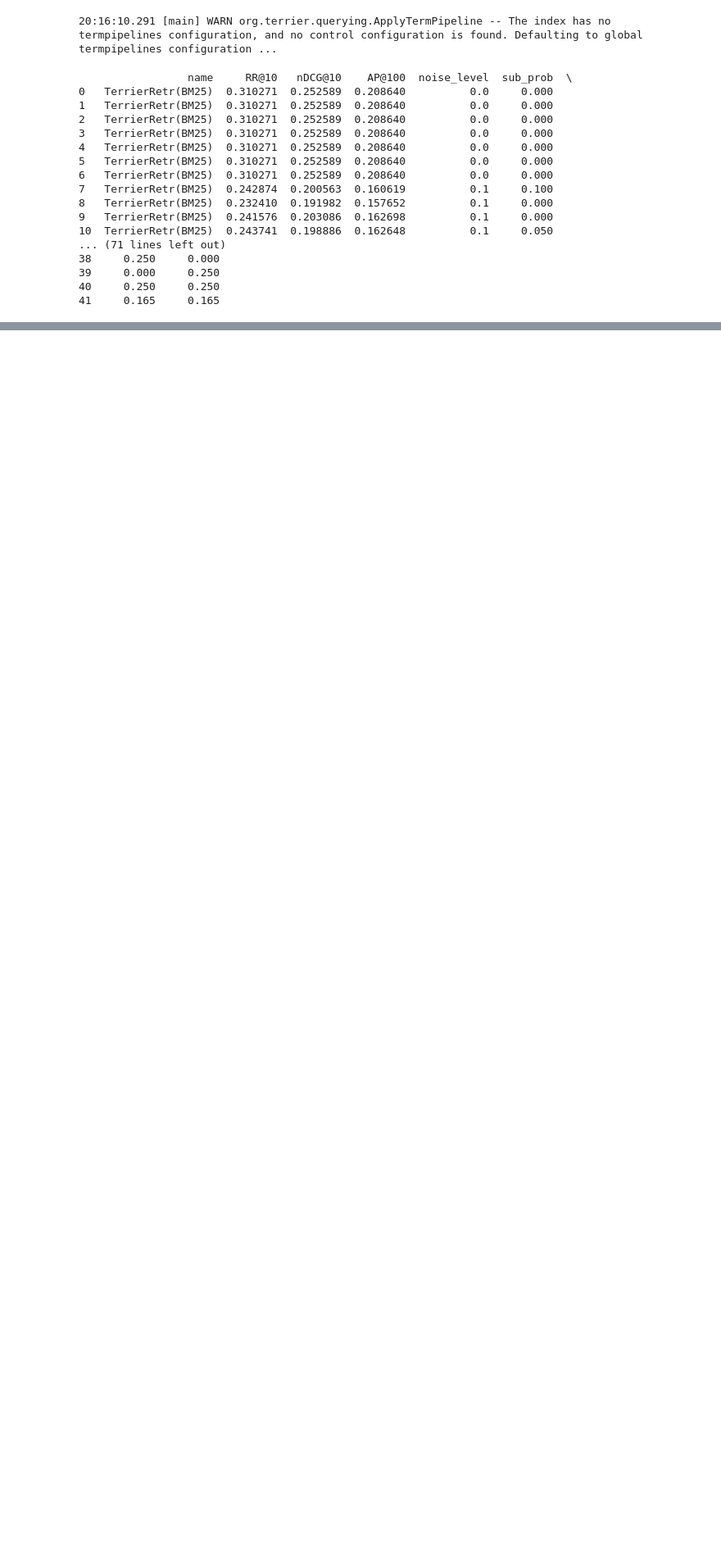
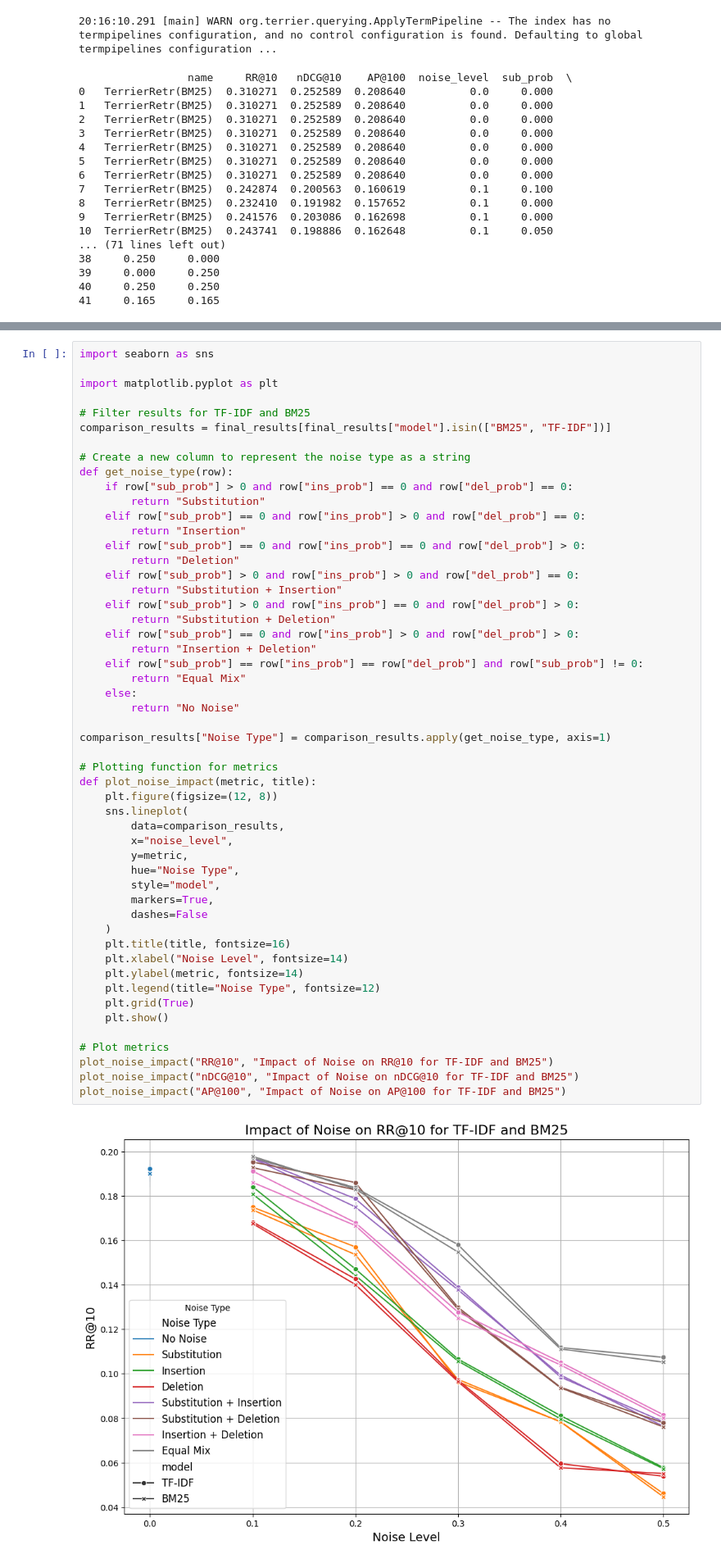
Before and after one commit to begumkoc/IR_Project, a Jupyter notebook: example.ipynb, the cells around one changed output, grey strips where cells are left out. Shown at 82% size. Saved outputs shown, nothing was run; the diff lists cells and outputs as text; blank space fills up the shorter version.

```diff
--- a/example.ipynb
+++ b/example.ipynb
@@ -304,0 +602,54 @@ plot_metric("AP@100", "Average Precision at 100 (AP@100)")
+# %%
+import seaborn as sns
+
+import matplotlib.pyplot as plt
+
+# Filter results for TF-IDF and BM25
+comparison_results = final_results[final_results["model"].isin(["BM25", "TF-IDF"])]
+
+# Create a new column to represent the noise type as a string
+def get_noise_type(row):
+    if row["sub_prob"] > 0 and row["ins_prob"] == 0 and row["del_prob"] == 0:
+        return "Substitution"
+    elif row["sub_prob"] == 0 and row["ins_prob"] > 0 and row["del_prob"] == 0:
+        return "Insertion"
+    elif row["sub_prob"] == 0 and row["ins_prob"] == 0 and row["del_prob"] > 0:
+        return "Deletion"
+    elif row["sub_prob"] > 0 and row["ins_prob"] > 0 and row["del_prob"] == 0:
+        return "Substitution + Insertion"
+    elif row["sub_prob"] > 0 and row["ins_prob"] == 0 and row["del_prob"] > 0:
+        return "Substitution + Deletion"
+    elif row["sub_prob"] == 0 and row["ins_prob"] > 0 and row["del_prob"] > 0:
+        return "Insertion + Deletion"
+    elif row["sub_prob"] == row["ins_prob"] == row["del_prob"] and row["sub_prob"] != 0:
+        return "Equal Mix"
+    else:
+        return "No Noise"
+
+comparison_results["Noise Type"] = comparison_results.apply(get_noise_type, axis=1)
+
+# Plotting function for metrics
+def plot_noise_impact(metric, title):
+    plt.figure(figsize=(12, 8))
+    sns.lineplot(
+        data=comparison_results,
+        x="noise_level",
+        y=metric,
+        hue="Noise Type",
+        style="model",
+        markers=True,
+        dashes=False
+    )
+    plt.title(title, fontsize=16)
+    plt.xlabel("Noise Level", fontsize=14)
+    plt.ylabel(metric, fontsize=14)
+    plt.legend(title="Noise Type", fontsize=12)
+    plt.grid(True)
+    plt.show()
+
+# Plot metrics
+plot_noise_impact("RR@10", "Impact of Noise on RR@10 for TF-IDF and BM25")
+plot_noise_impact("nDCG@10", "Impact of Noise on nDCG@10 for TF-IDF and BM25")
+plot_noise_impact("AP@100", "Impact of Noise on AP@100 for TF-IDF and BM25")
+# %% [output]
+[figure, added]
```
Also changed, not shown: parts of 8 cells of this notebook.
